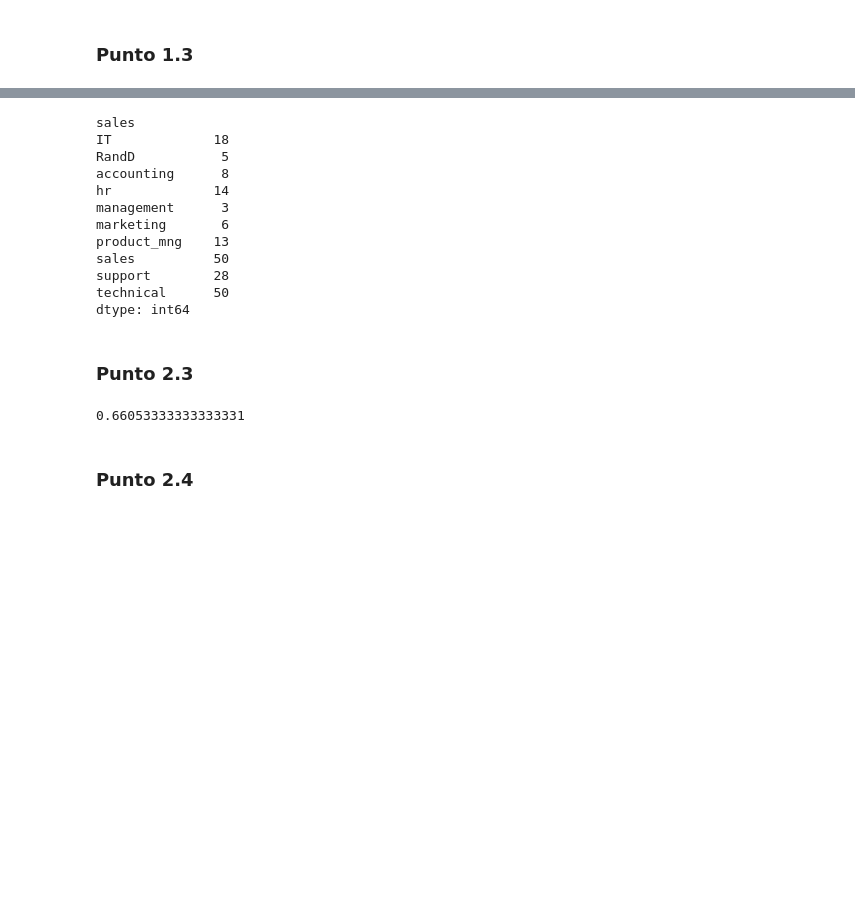
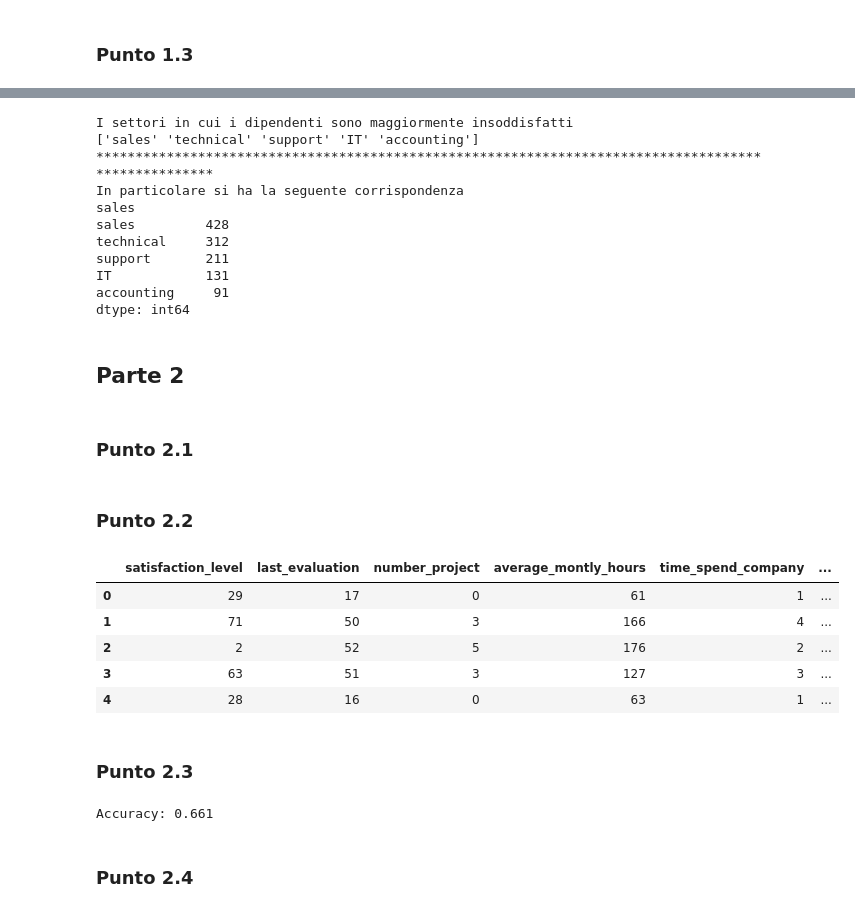
Before and after one commit to ZippoCode/Big-Data-Analysis, a Jupyter notebook: Appelli d'esame/20170110/20170110.ipynb, the cells around one changed output, grey strips where cells are left out. Cells and saved outputs as stored; diff of their text form; code cells hidden in the pictures; blank space fills up the shorter version.

```diff
--- a/Appelli d'esame/20170110/20170110.ipynb
+++ b/Appelli d'esame/20170110/20170110.ipynb
@@ -138,22 +207,34 @@ plt.show()
 # %%
 """
-PUNTO 1.5
     Analizzare i settori (attributo “sales”) in cui i dipendenti insoddisfatti sono collocati.
     C’è un settore che è maggiormente fonte di disagio?
 """
-dip_ins.groupby(dip_ins['sales']).size()
+# Calcolo i settori
+series_sales = dip_ins.groupby(dip_ins['sales'], as_index = False).size()
+# Li ordino per valore
+series_sales = series_sales.sort_values(ascending = False)
+# Nomi settori
+names_sales = series_sales.index.values
+# Prendo i primi cinque valori
+max_sales = names_sales[: 5]
+print('I settori in cui i dipendenti sono maggiormente insoddisfatti\n{}'.format(max_sales))
+print('*' * 100)
+print('In particolare si ha la seguente corrispondenza\n{}'.format(series_sales.head()))
 # %% [output]
+I settori in cui i dipendenti sono maggiormente insoddisfatti
+['sales' 'technical' 'support' 'IT' 'accounting']
+****************************************************************************************************
+In particolare si ha la seguente corrispondenza
 sales
-IT             18
-RandD           5
-accounting      8
-hr             14
-management      3
-marketing       6
-product_mng    13
-sales          50
-support        28
-technical      50
+sales         428
+technical     312
+support       211
+IT            131
+accounting     91
 dtype: int64
+# %% [markdown]
+## Parte 2
+# %% [markdown]
+### Punto 2.1
 # %%
 """
@@ -165,15 +245,23 @@ PUNTO 1.6
     unicamente le feature numeriche.
 """
 reduced = dataset.drop(['sales', 'salary'], axis = 1)
+# %% [markdown]
+### Punto 2.2
 # %%
 """
-PUNTO 2.2
     Nel dataset originale, trasformare i valori dei campi non numerici in numerici,
     utilizzando una opportuna funzione di trasformazione.
 """
-from sklearn.preprocessing import LabelEncoder
 le = LabelEncoder()
 dataset = dataset.apply(le.fit_transform)
+dataset.head()
+# %% [output]
+|  | satisfaction_level | last_evaluation | number_project | average_montly_hours | time_spend_company | ... |
+| 0 | 29 | 17 | 0 | 61 | 1 | ... |
+| 1 | 71 | 50 | 3 | 166 | 4 | ... |
+| 2 | 2 | 52 | 5 | 176 | 2 | ... |
+| 3 | 63 | 51 | 3 | 127 | 3 | ... |
+| 4 | 28 | 16 | 0 | 63 | 1 | ... |
 # %% [markdown]
 ### Punto 2.3
 # %%
@@ -186,17 +274,21 @@ dataset = dataset.apply(le.fit_transform)
     Valutare l’accuracy ottenuta con il modello MultinomialNB su entrambi i dataset
     (from sklearn.naive_bayes import MultinomialNB)
 """
-from sklearn.model_selection import train_test_split
-from sklearn.naive_bayes import MultinomialNB
 
 X = dataset.drop('left', axis = 1)
 Y = dataset['left']
-X_train, X_test, Y_train, Y_test = train_test_split(X, Y, test_size = 0.25, random_state = 147)
-model_mnb = MultinomialNB()
-model_mnb.fit(X_train, Y_train)
-model_mnb.score(X_test, Y_test)
+
+# Splitto il dataset
+test_size = 0.25
+random_state = 147
+X_train, X_test, Y_train, Y_test = train_test_split(X, Y, test_size = test_size,
+                                                    random_state = random_state)
+model_MNB = MultinomialNB()
+model_MNB.fit(X_train, Y_train)
+score = model_MNB.score(X_test, Y_test)
+print('Accuracy: {:.3f}'.format(score))
 # %% [output]
-0.66053333333333331
+Accuracy: 0.661
 # %% [markdown]
 ### Punto 2.4
 # %%
```
Also changed, not shown: parts of 17 cells of this notebook, 7 other files.
